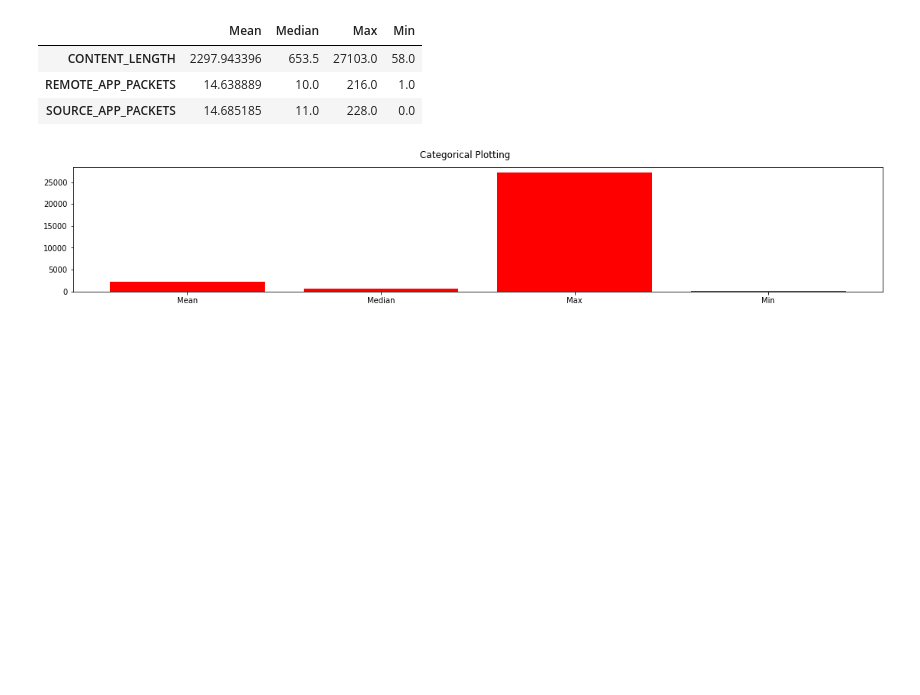
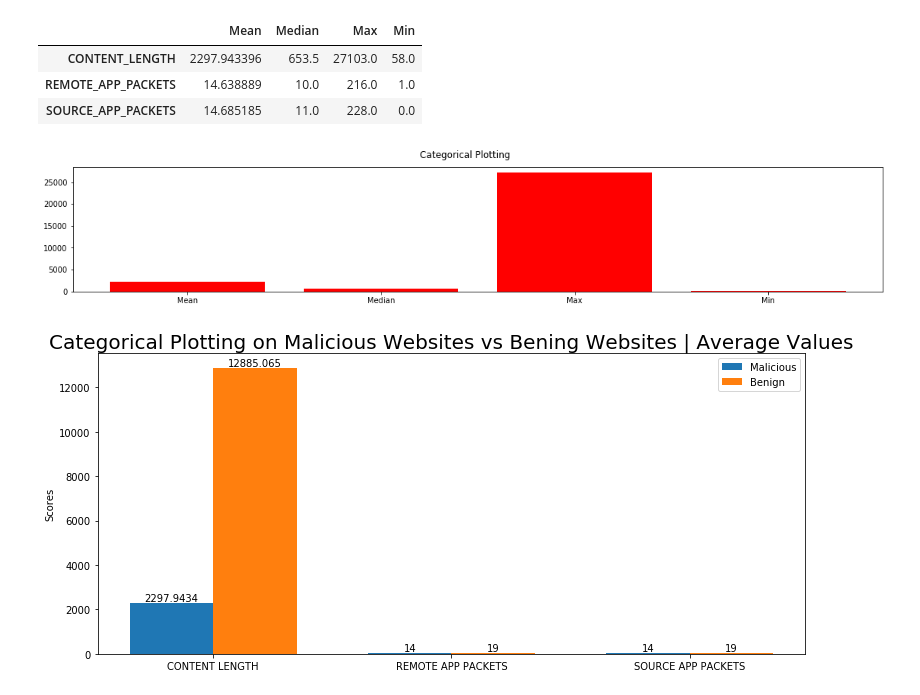
Before and after one commit to francose/maliciousWebSiteAnalysis, a Jupyter notebook: analysisMaliciousWebsites.ipynb, the cells around one changed output. Drawn from its saved outputs; the diff is of its cells as text; code cells hidden in the pictures; blank space fills up the shorter version.

Commit message:
comparison on max and avg number on the malicious vs benign website

```diff
--- a/analysisMaliciousWebsites.ipynb
+++ b/analysisMaliciousWebsites.ipynb
@@ -358,3 +356,56 @@ compare(1)
 | REMOTE_APP_PACKETS | 14.638889 | 10.0 | 216.0 | 1.0 |
 | SOURCE_APP_PACKETS | 14.685185 | 11.0 | 228.0 | 0.0 |
 [figure]
+# %%
+from decimal import *
+getcontext()
+Context(prec=28, rounding=ROUND_HALF_EVEN, Emin=-999999999, Emax=999999999,
+        capitals=1, flags=[], traps=[Overflow, DivisionByZero,
+        InvalidOperation])
+
+getcontext().prec = 8
+
+labels = ["Malicious", "Benign",""]
+
+m = [Decimal(compare(1).loc["CONTENT_LENGTH", "Mean"]),
+     Decimal(compare(1).loc["REMOTE_APP_PACKETS", "Mean"]),
+     Decimal(compare(1).loc["SOURCE_APP_PACKETS", "Mean"])]
+
+b = [Decimal(compare(0).loc["CONTENT_LENGTH", "Mean"]),
+     Decimal(compare(0).loc["REMOTE_APP_PACKETS", "Mean"]),
+     Decimal(compare(0).loc["SOURCE_APP_PACKETS", "Mean"])]
+
+x = np.arange(len(labels))  # the label locations
+width = 0.35  # the width of the bars
+
+
+fig, ax = plt.subplots( figsize=(12,5))
+rects1 = ax.bar(x - width/2, m, width, label=labels[0])
+rects2 = ax.bar(x + width/2, b, width, label=labels[1])
+
+
+
+ax.set_ylabel('Scores')
+ax.set_title('Categorical Plotting on Malicious Websites vs Bening Websites | Average Values', fontsize=20)
+ax.set_xticks(x)
+ax.set_xticklabels(["CONTENT LENGTH","REMOTE APP PACKETS", "SOURCE APP PACKETS" ])
+ax.legend()
+
+
+def autolabel(rects):
+    """Attach a text label above each bar in *rects*, displaying its height."""
+    for rect in rects:
+        height = rect.get_height()
+        ax.annotate('{}'.format(height),
+                    xy=(rect.get_x() + rect.get_width() / 2, height),
+                    xytext=(0, 5),  # 3 points vertical offset
+                    textcoords="offset points",
+                    ha='center', va='center')
+
+
+autolabel(rects1)
+autolabel(rects2)
+fig.tight_layout()
+plt.show()
+# %% [output]
+[figure, added]
```
Also changed, not shown: parts of 4 cells of this notebook.
